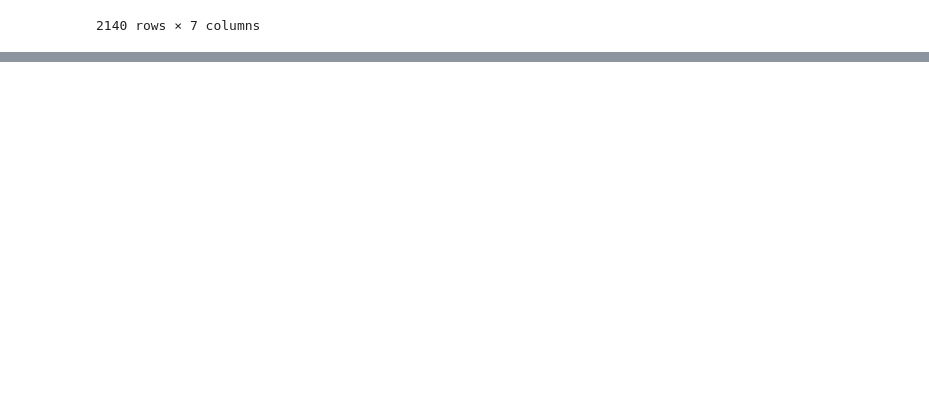
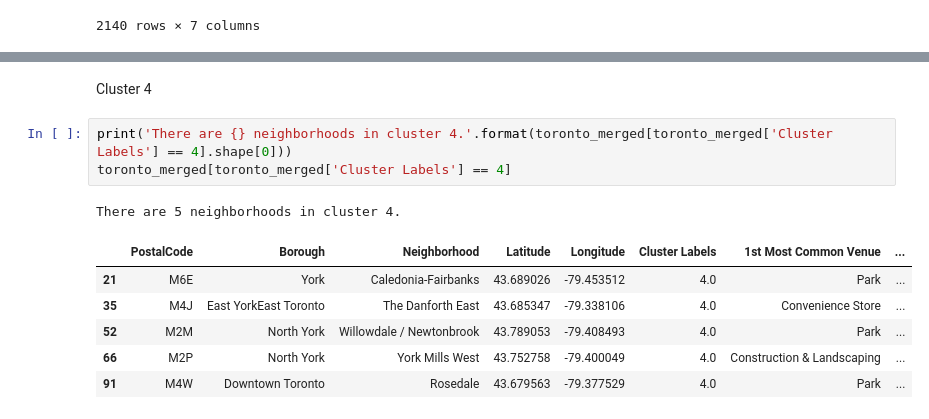
Before and after one commit to askarnik/Coursera_Capstone, a Jupyter notebook: Coursera_Capstone.ipynb, the cells around one changed output, grey strips where cells are left out. Cells and saved outputs as stored; diff of their text form; blank space fills up the shorter version.

```diff
--- a/Coursera_Capstone.ipynb
+++ b/Coursera_Capstone.ipynb
@@ -479,0 +501,13 @@ TypeError: list indices must be integers or slices, not float
+# %% [markdown]
+Cluster 4
+# %%
+print('There are {} neighborhoods in cluster 4.'.format(toronto_merged[toronto_merged['Cluster Labels'] == 4].shape[0]))
+toronto_merged[toronto_merged['Cluster Labels'] == 4]
+# %% [output]
+There are 5 neighborhoods in cluster 4.
+|  | PostalCode | Borough | Neighborhood | Latitude | Longitude | Cluster Labels | 1st Most Common Venue | ... |
+| 21 | M6E | York | Caledonia-Fairbanks | 43.689026 | -79.453512 | 4.0 | Park | ... |
+| 35 | M4J | East YorkEast Toronto | The Danforth East | 43.685347 | -79.338106 | 4.0 | Convenience Store | ... |
+| 52 | M2M | North York | Willowdale / Newtonbrook | 43.789053 | -79.408493 | 4.0 | Park | ... |
+| 66 | M2P | North York | York Mills West | 43.752758 | -79.400049 | 4.0 | Construction & Landscaping | ... |
+| 91 | M4W | Downtown Toronto | Rosedale | 43.679563 | -79.377529 | 4.0 | Park | ... |
```
Also changed, not shown: parts of 43 cells of this notebook.
